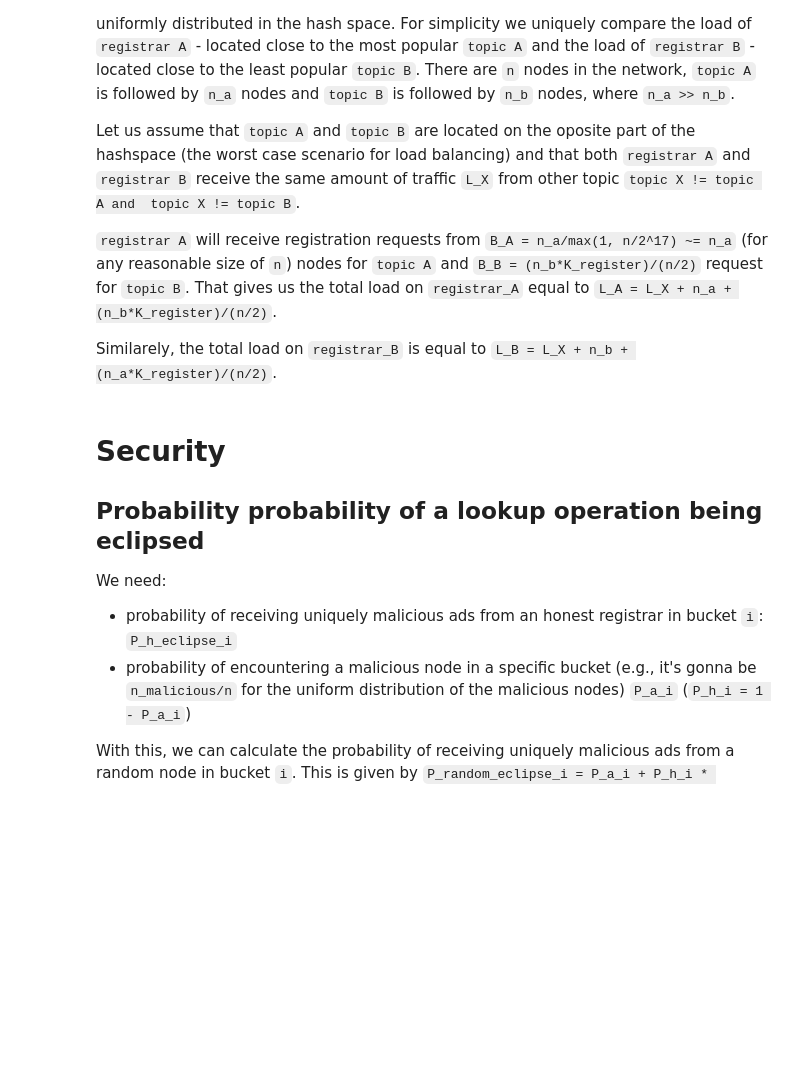
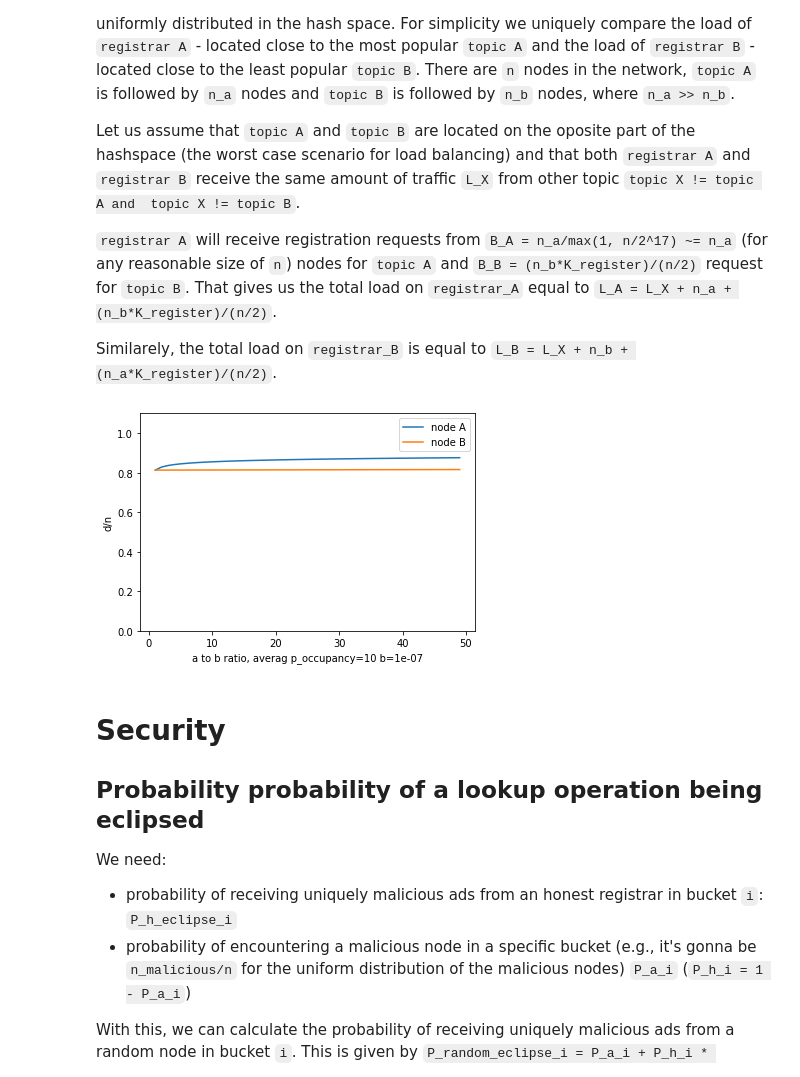
Before and after one commit to datahop/p2p-service-discovery, a Jupyter notebook: service-discovery/python/analysis_section.ipynb, the cells around one changed output. Saved outputs shown, nothing was run; the diff lists cells and outputs as text; code cells hidden in the pictures; blank space fills up the shorter version.

```diff
--- a/service-discovery/python/analysis_section.ipynb
+++ b/service-discovery/python/analysis_section.ipynb
@@ -151,3 +96,73 @@ plt.show()
+# %%
+#!/usr/bin/python
+
+import numpy as np
+import matplotlib.pyplot as plt
+from scipy.optimize import fsolve
+
+fig = plt.figure()
+ax = fig.add_subplot()
+
+n = 1000             # Table capacity
+p_occupancy = 10
+b = 0.0000001
+
+N = 25000            # Network size
+K_register = 7       # Number of registrations per bucket
+N_A = 20           # Number of advertisers for topic A (will be modified in the for loop below)
+N_B = 2000           # Number of advertisers for topic B
+R_X = 100            # Background number of registrations
+
+x_vals = []
+y_vals_A = []
+y_vals_B = []
+
+# The d equations for registrar close to topic A.
+# This ignores the IP score, assuming that it is 0 ("worst case" of perfectly balanced addresses)
+def equations_A(dvec):
+    d_a = dvec[0]
+    d_b = dvec[1]
+    d_x = dvec[2]
+    d = d_a + d_b + d_x
+    t = b / (d * (1 - d/n)**p_occupancy)
+    return [ N_A / (1+d_a*t) - d_a , K_register*N_B/(N/2) / (1+d_b*t) - d_b , R_X / (1+d_x*t) - d_x ]
+
+def equations_B(dvec):
+    d_a = dvec[0]
+    d_b = dvec[1]
+    d_x = dvec[2]
+    d = d_a + d_b + d_x
+    t = b / (d * (1 - d/n)**p_occupancy)
+    return [ K_register*N_A/(N/2) / (1+d_a*t) - d_a , N_B / (1+d_b*t) - d_b , R_X / (1+d_x*t) - d_x ]
+
+for a_to_b_ratio in range(1, 50):
+    # Number of advertisers for topic A
+    N_A = a_to_b_ratio * N_B
+
+    x_vals.append(a_to_b_ratio)
+
+    # This seems to be very sensitive to the initial guess!
+    initial_guess = [700,100,100]
+
+    dvec_solution = fsolve(equations_A, initial_guess)
+    d_solution = dvec_solution[0]+dvec_solution[1]+dvec_solution[2]
+    y_vals_A.append(d_solution/n)
+
+    dvec_solution = fsolve(equations_B, initial_guess)
+    d_solution = dvec_solution[0]+dvec_solution[1]+dvec_solution[2]
+    y_vals_B.append(d_solution/n)
+
+ax.plot(x_vals, y_vals_A, label="node A")
+ax.plot(x_vals, y_vals_B, label="node B")
+
+plt.ylabel("d/n")
+plt.xlabel("a to b ratio, averag p_occupancy=" + str(p_occupancy) + " b=" + str(b))
+
+plt.ylim(0, 1.1)
+plt.legend()
+plt.show()
+# %% [output]
+[figure, added]
 # %% [markdown]
 # Security
 
```
Also changed, not shown: parts of 1 cell of this notebook.
